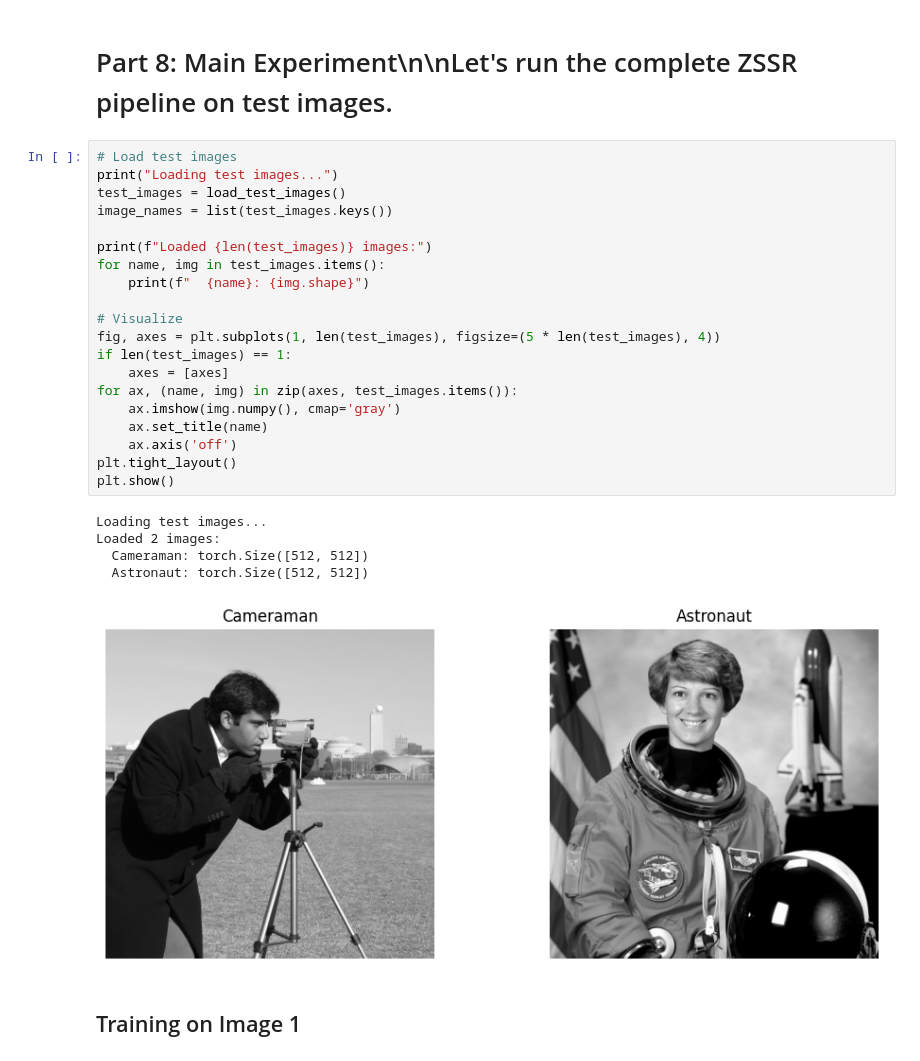
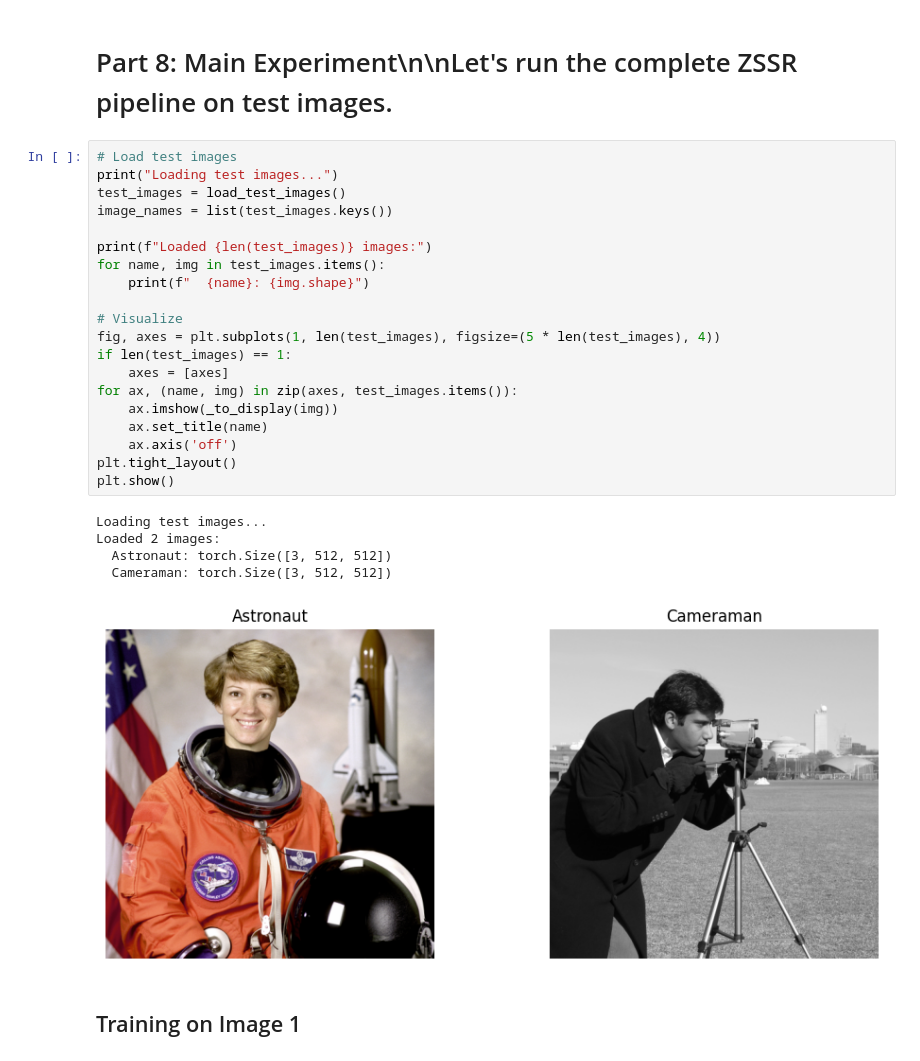
Before and after one commit to assafshocher/mcv, a Jupyter notebook: grading/hw3/graded_applied/graded/student_bad_dataset_graded.ipynb, the cells around one changed output. Cells and saved outputs as stored; diff of their text form.

```diff
--- a/grading/hw3/graded_applied/graded/student_bad_dataset_graded.ipynb
+++ b/grading/hw3/graded_applied/graded/student_bad_dataset_graded.ipynb
@@ -555,29 +589,29 @@ def analyze_results(results_list, image_names):
 # %%
 # Load test images
 print("Loading test images...")
 test_images = load_test_images()
 image_names = list(test_images.keys())
 
 print(f"Loaded {len(test_images)} images:")
 for name, img in test_images.items():
     print(f"  {name}: {img.shape}")
 
 # Visualize
 fig, axes = plt.subplots(1, len(test_images), figsize=(5 * len(test_images), 4))
 if len(test_images) == 1:
     axes = [axes]
 for ax, (name, img) in zip(axes, test_images.items()):
-    ax.imshow(img.numpy(), cmap='gray')
+    ax.imshow(_to_display(img))
     ax.set_title(name)
     ax.axis('off')
 plt.tight_layout()
 plt.show()
 # %% [output]
 Loading test images...
 Loaded 2 images:
-  Cameraman: torch.Size([512, 512])
-  Astronaut: torch.Size([512, 512])
+  Astronaut: torch.Size([3, 512, 512])
+  Cameraman: torch.Size([3, 512, 512])
-[figure, old version]
+[figure, new version]
 # %% [markdown]
 ## Training on Image 1
 # %%
```
Also changed, not shown: parts of 28 cells of this notebook, 13 other files.
